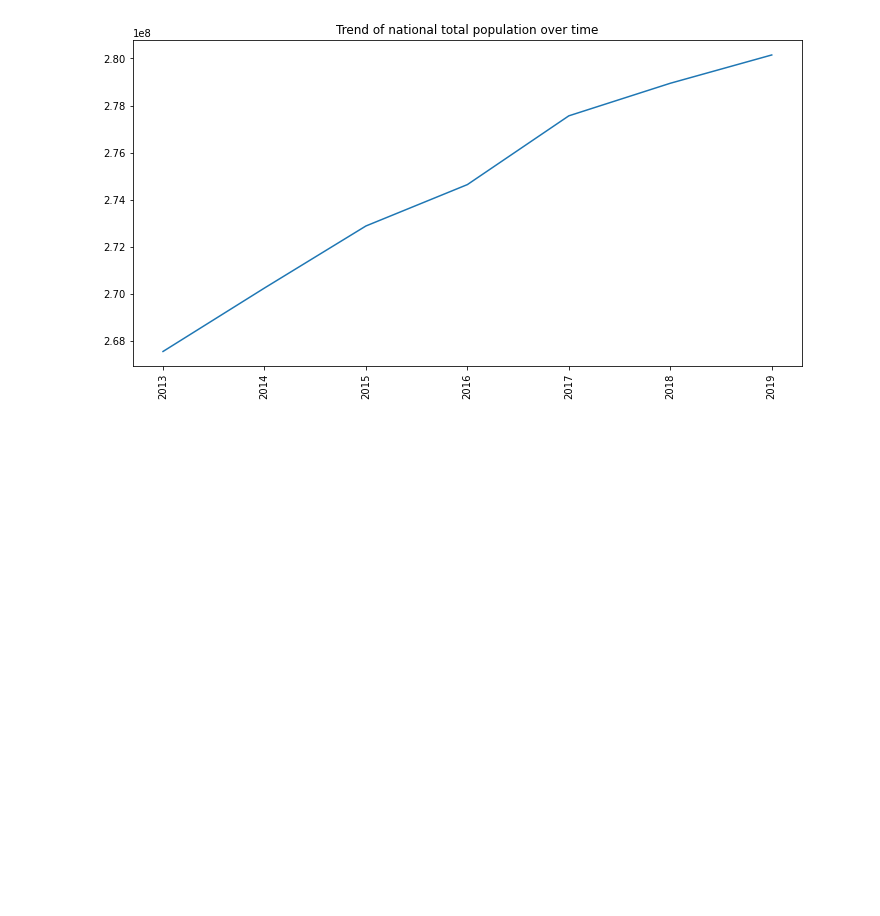
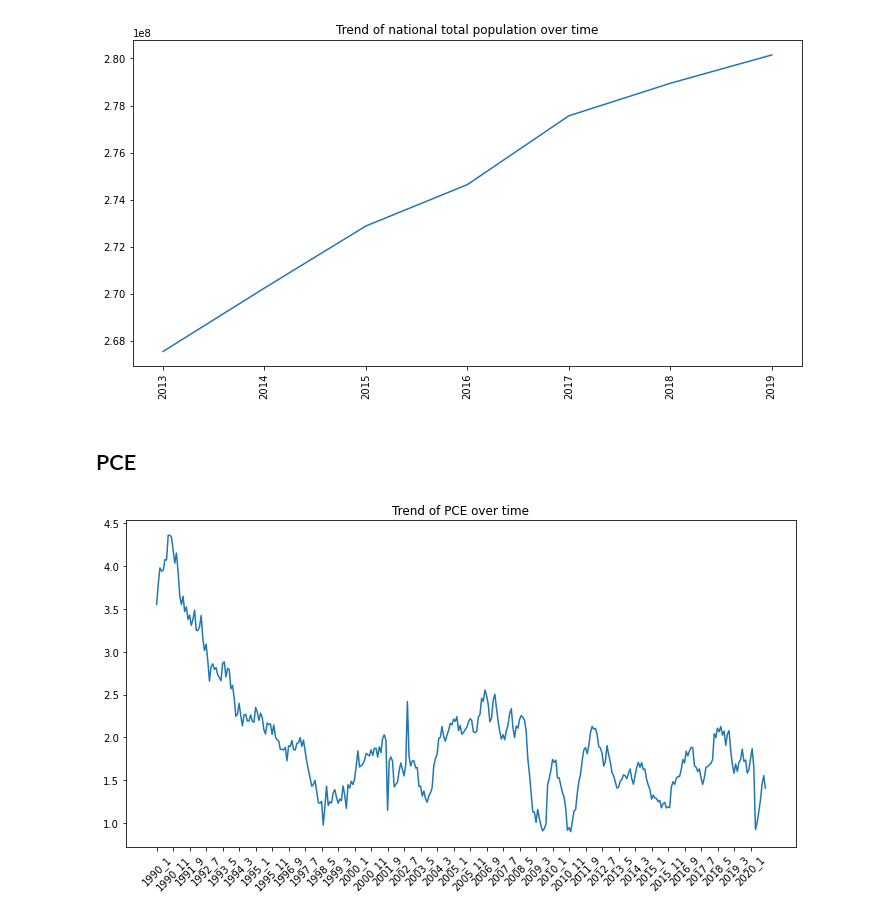
Before and after one commit to hckim1991/ZillowRentalIndexProject, a Jupyter notebook: EDA.ipynb, the cells around one changed output. Drawn from its saved outputs; the diff is of its cells as text; code cells hidden in the pictures; blank space fills up the shorter version.

```diff
--- a/EDA.ipynb
+++ b/EDA.ipynb
@@ -142,3 +142,14 @@ plt.xticks(rotation = 90)
 plt.title('Trend of national total population over time');
 # %% [output]
 [figure]
+# %% [markdown]
+## PCE
+# %%
+pce = pd.read_csv('./data/cleandata/clean_pce.csv').drop('Unnamed: 0', axis = 1)
+# %%
+plt.figure(figsize = (12, 6))
+plt.plot(pce['Year_Month'], pce['PCE'])
+plt.xticks(ticks = [pce['Year_Month'][i] for i in pce['Year_Month'].index if i % 10 == 0], rotation = 45)
+plt.title('Trend of PCE over time');
+# %% [output]
+[figure, added]
```
